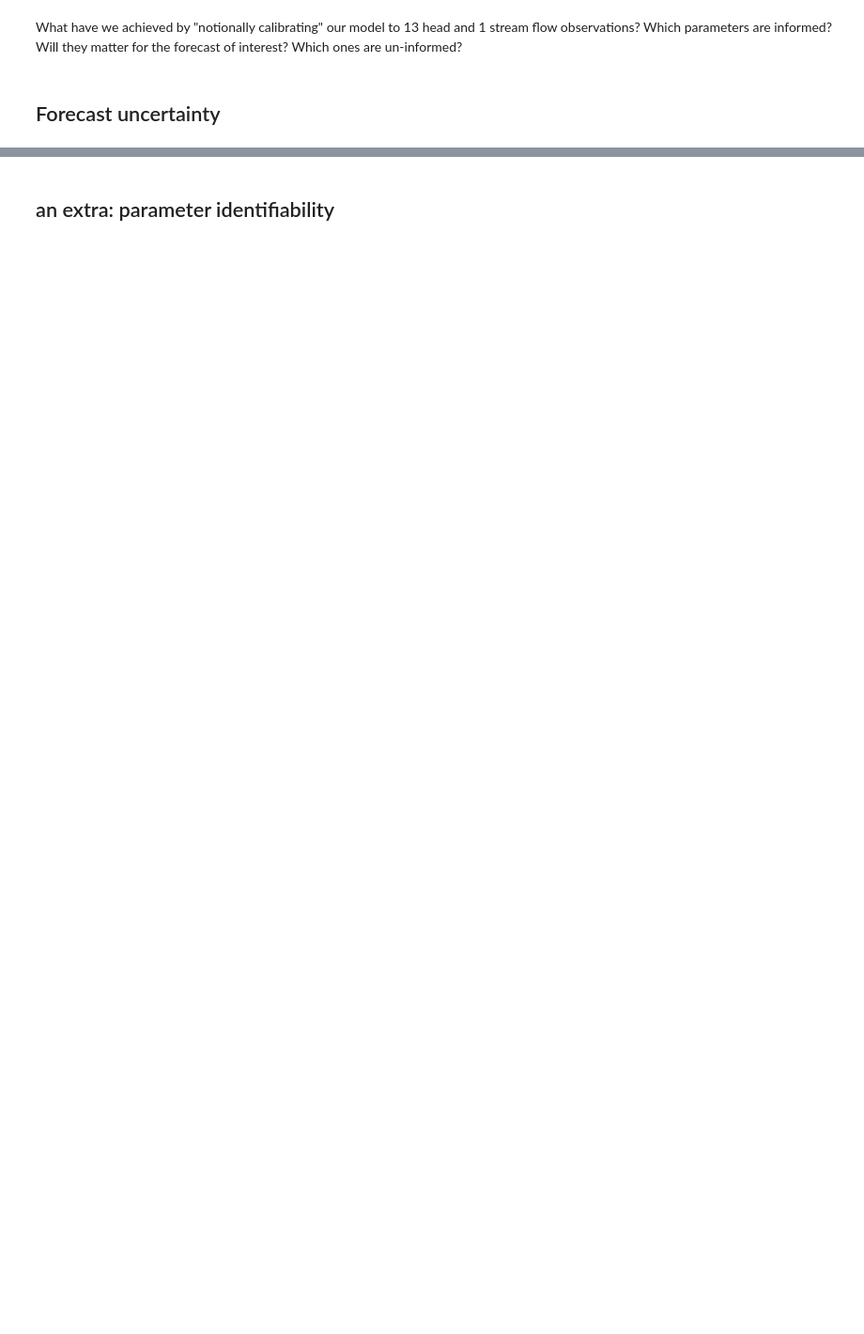
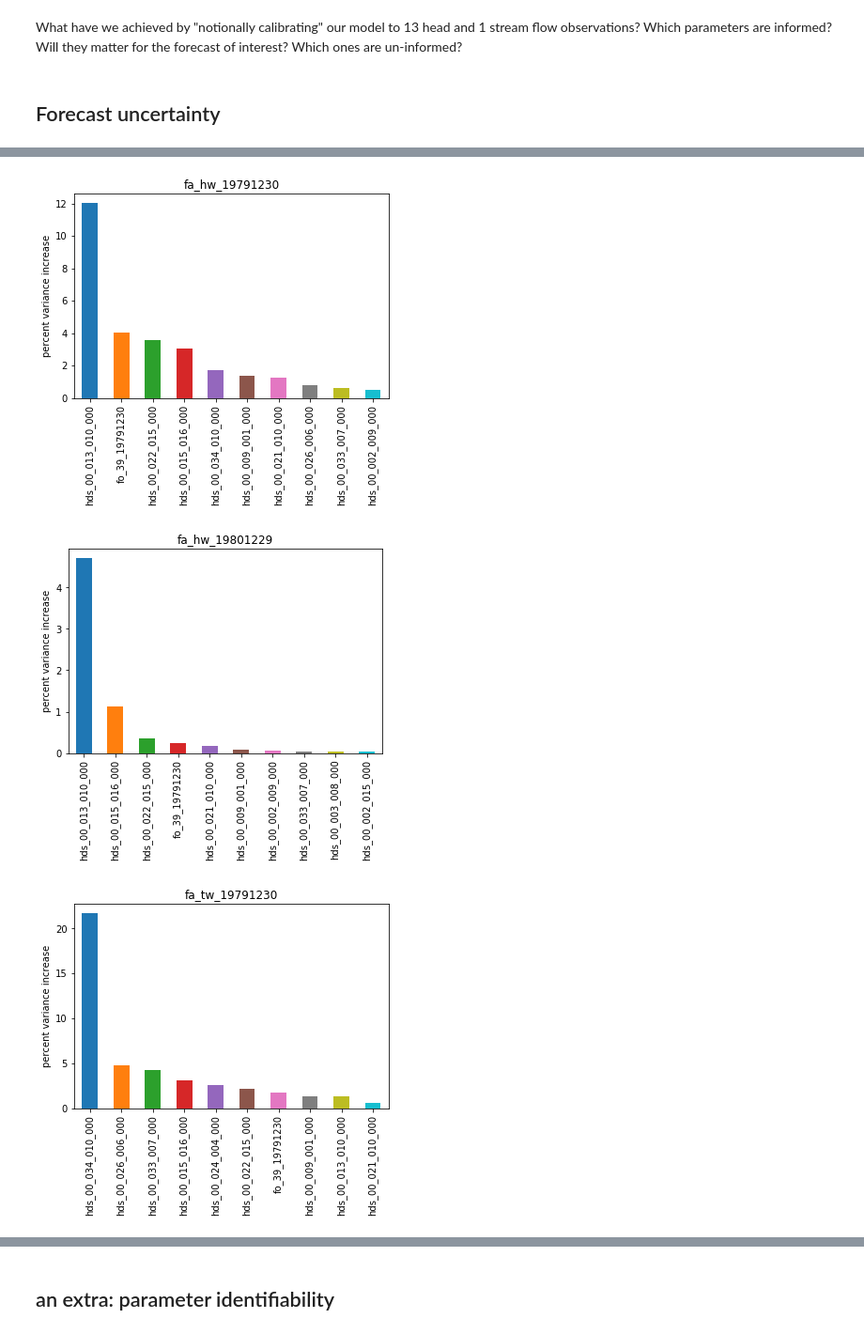
Before and after one commit to mnfienen/GW1876, a Jupyter notebook: activities_csiro/notebooks/dataworth.ipynb, the cells around one changed output, grey strips where cells are left out. Shown at 94% size. Saved outputs shown, nothing was run; the diff lists cells and outputs as text; code cells hidden in the pictures; blank space fills up the shorter version.

```diff
--- a/activities_csiro/notebooks/dataworth.ipynb
+++ b/activities_csiro/notebooks/dataworth.ipynb
@@ -60,0 +162,3 @@ df.plot(kind="bar")
+# %%
+dw_rm = sc.get_removed_obs_importance()
+dw_rm.head()
@@ -60,0 +167,5 @@ df.plot(kind="bar")
+# %%
+# let's normalize to make more meaningful comparisons of data worth
+base = dw_rm.loc["base",:]
+dw_rm = 100 * (dw_rm  - base) / base
+dw_rm.head()
@@ -60,0 +179,12 @@ df.plot(kind="bar")
+# %%
+for forecast in dw_rm.columns:
+    fore_df = dw_rm.loc[:,forecast].copy()
+    fore_df.sort_values(inplace=True, ascending=False)
+    ax = fore_df.iloc[:10].plot(kind="bar")
+    ax.set_title(forecast)
+    ax.set_ylabel("percent variance increase")
+    plt.show()
+# %% [output]
+[figure, added]
+[figure, added]
+[figure, added]
```
Also changed, not shown: parts of 37 cells of this notebook.
